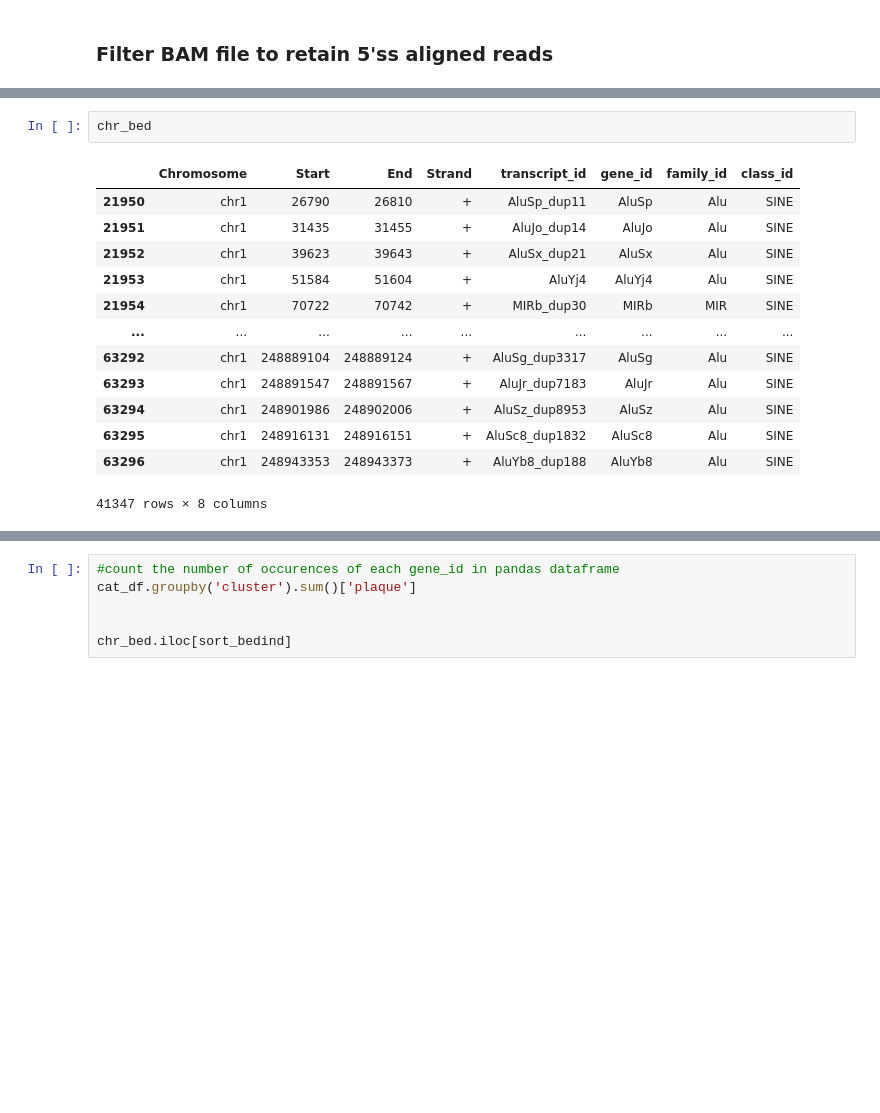
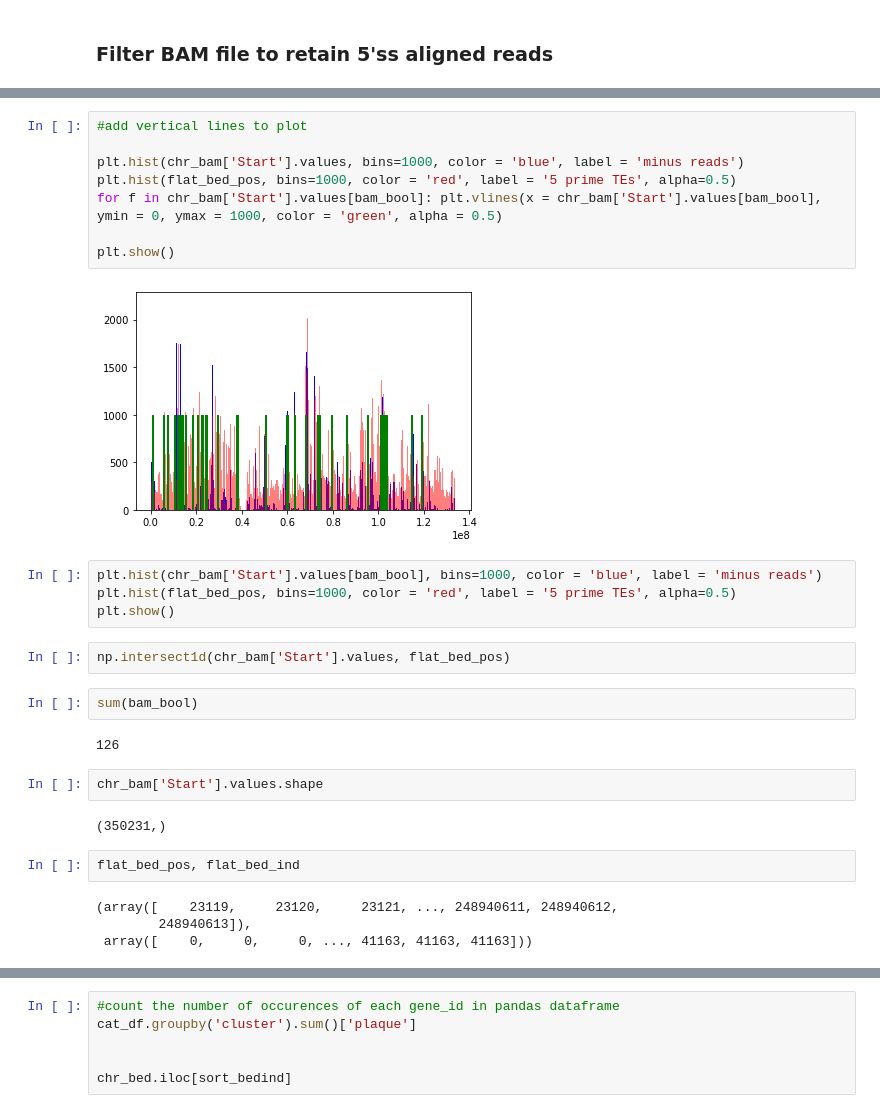
Before and after one commit to dmnburrows/line1_ageing, a Jupyter notebook: te_rna.ipynb, the cells around one changed output, grey strips where cells are left out. Saved outputs shown, nothing was run; the diff lists cells and outputs as text; blank space fills up the shorter version.

```diff
--- a/te_rna.ipynb
+++ b/te_rna.ipynb
@@ -571,19 +885,33 @@ bam_final
-# %%
-chr_bed
-# %% [output]
-|  | Chromosome | Start | End | Strand | transcript_id | gene_id | family_id | class_id |
-| 21950 | chr1 | 26790 | 26810 | + | AluSp_dup11 | AluSp | Alu | SINE |
-| 21951 | chr1 | 31435 | 31455 | + | AluJo_dup14 | AluJo | Alu | SINE |
-| 21952 | chr1 | 39623 | 39643 | + | AluSx_dup21 | AluSx | Alu | SINE |
-| 21953 | chr1 | 51584 | 51604 | + | AluYj4 | AluYj4 | Alu | SINE |
-| 21954 | chr1 | 70722 | 70742 | + | MIRb_dup30 | MIRb | MIR | SINE |
-| ... | ... | ... | ... | ... | ... | ... | ... | ... |
-| 63292 | chr1 | 248889104 | 248889124 | + | AluSg_dup3317 | AluSg | Alu | SINE |
-| 63293 | chr1 | 248891547 | 248891567 | + | AluJr_dup7183 | AluJr | Alu | SINE |
-| 63294 | chr1 | 248901986 | 248902006 | + | AluSz_dup8953 | AluSz | Alu | SINE |
-| 63295 | chr1 | 248916131 | 248916151 | + | AluSc8_dup1832 | AluSc8 | Alu | SINE |
-| 63296 | chr1 | 248943353 | 248943373 | + | AluYb8_dup188 | AluYb8 | Alu | SINE |
-41347 rows × 8 columns
+# %%
+#add vertical lines to plot
+
+plt.hist(chr_bam['Start'].values, bins=1000, color = 'blue', label = 'minus reads')
+plt.hist(flat_bed_pos, bins=1000, color = 'red', label = '5 prime TEs', alpha=0.5)
+for f in chr_bam['Start'].values[bam_bool]: plt.vlines(x = chr_bam['Start'].values[bam_bool], ymin = 0, ymax = 1000, color = 'green', alpha = 0.5)
+
+plt.show()
+# %% [output]
+[figure, added]
+# %%
+plt.hist(chr_bam['Start'].values[bam_bool], bins=1000, color = 'blue', label = 'minus reads')
+plt.hist(flat_bed_pos, bins=1000, color = 'red', label = '5 prime TEs', alpha=0.5)
+plt.show()
+# %%
+np.intersect1d(chr_bam['Start'].values, flat_bed_pos)
+# %%
+sum(bam_bool)
+# %% [output]
+126
+# %%
+chr_bam['Start'].values.shape
+# %% [output]
+(350231,)
+# %%
+flat_bed_pos, flat_bed_ind
+# %% [output]
+(array([    23119,     23120,     23121, ..., 248940611, 248940612,
+        248940613]),
+ array([    0,     0,     0, ..., 41163, 41163, 41163]))
 # %%
 bam_remaining = bam_final
 
```
Also changed, not shown: parts of 56 cells of this notebook, 3 other files.
